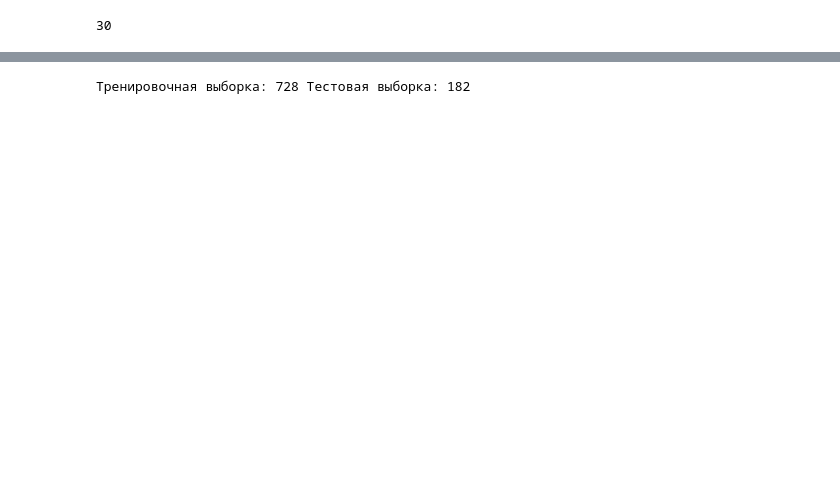
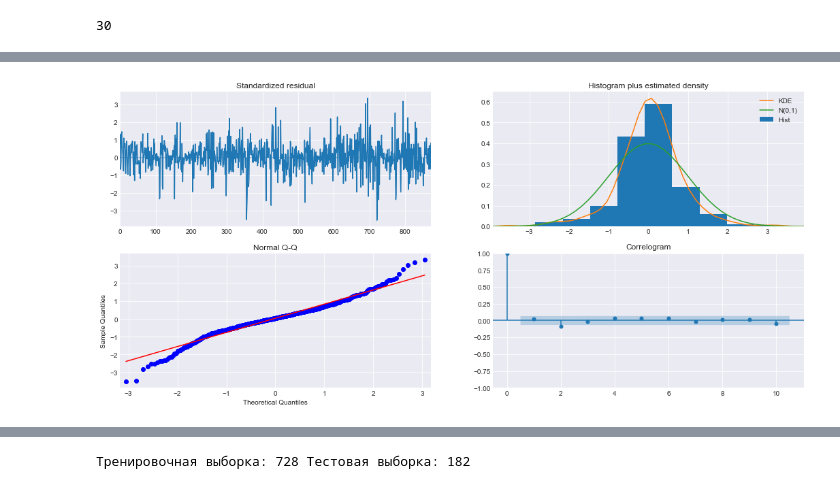
Before and after one commit to borovkovamv/DS-16, a Jupyter notebook: DS-16.ipynb, the cells around one changed output, grey strips where cells are left out. Saved outputs shown, nothing was run; the diff lists cells and outputs as text; code cells hidden in the pictures; blank space fills up the shorter version.

```diff
--- a/DS-16.ipynb
+++ b/DS-16.ipynb
@@ -205,0 +189,8 @@ len(test_series)
+# %%
+mod = SARIMAX(train_series,
+            order=(1, 0, 1),
+            seasonal_order=(1, 1, 1, 7),
+            enforce_stationarity=True,
+            enforce_invertibility=False)
+results = mod.fit()
+print(results.summary().tables[1])
@@ -206,2 +207,7 @@ len(test_series)
+# %%
+results.plot_diagnostics(figsize=(18, 8))
+plt.show()
+# %% [output]
+[figure, added]
 # %%
 # предсказываем 30 значений
```
Also changed, not shown: parts of 33 cells of this notebook.
